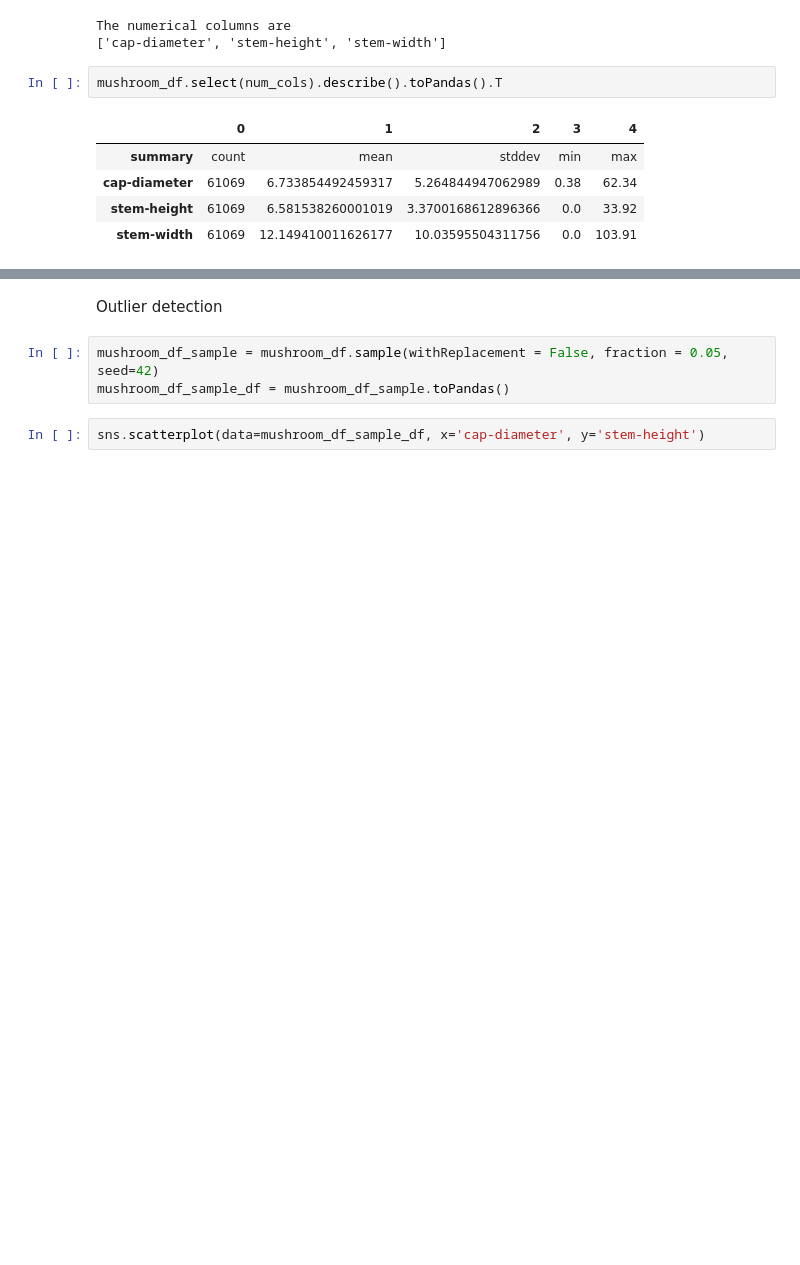
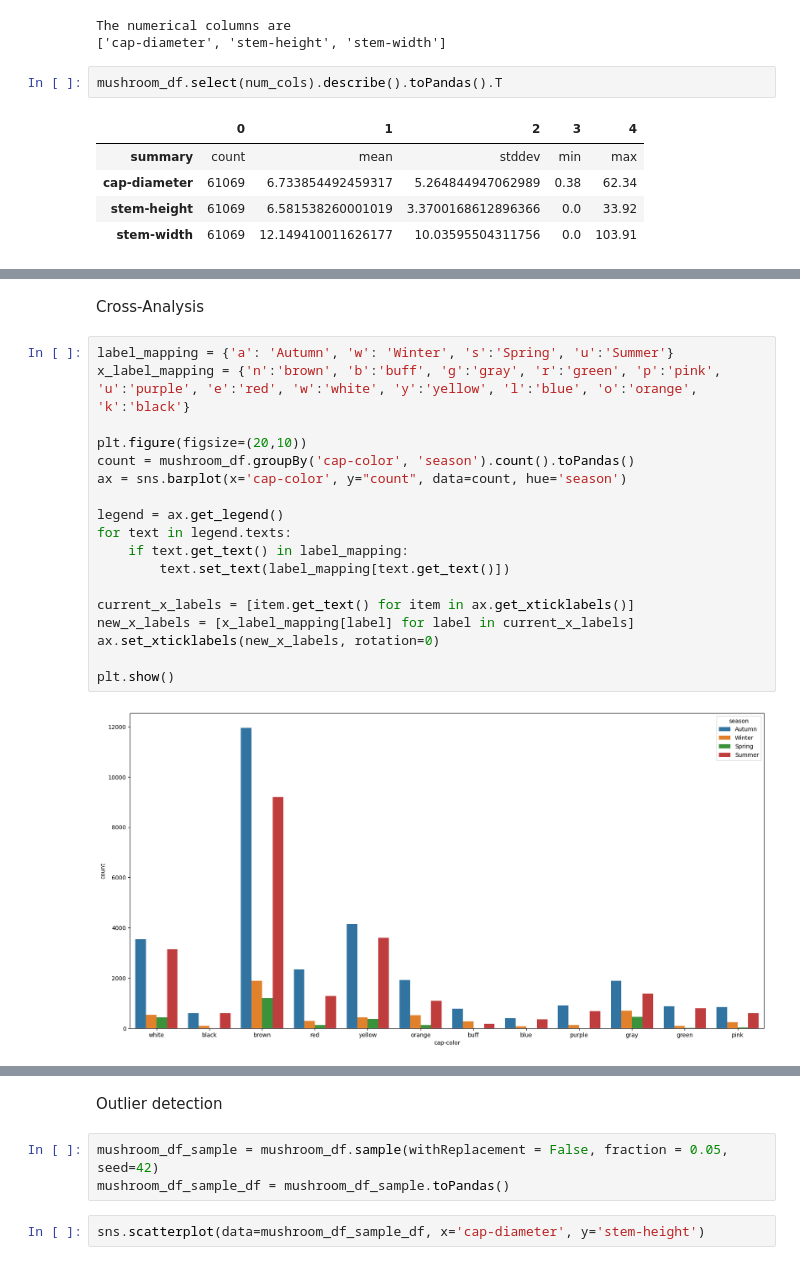
Before and after one commit to effepielle/ddam-2324, a Jupyter notebook: DDAM_Understanding.ipynb, the cells around one changed output, grey strips where cells are left out. Saved outputs shown, nothing was run; the diff lists cells and outputs as text; blank space fills up the shorter version.

```diff
--- a/DDAM_Understanding.ipynb
+++ b/DDAM_Understanding.ipynb
@@ -247,0 +247,22 @@ for col in num_cols:
+# %% [markdown]
+Cross-Analysis
+# %%
+label_mapping = {'a': 'Autumn', 'w': 'Winter', 's':'Spring', 'u':'Summer'}
+x_label_mapping = {'n':'brown', 'b':'buff', 'g':'gray', 'r':'green', 'p':'pink', 'u':'purple', 'e':'red', 'w':'white', 'y':'yellow', 'l':'blue', 'o':'orange', 'k':'black'}
+
+plt.figure(figsize=(20,10))
+count = mushroom_df.groupBy('cap-color', 'season').count().toPandas()
+ax = sns.barplot(x='cap-color', y="count", data=count, hue='season')
+
+legend = ax.get_legend()
+for text in legend.texts:
+    if text.get_text() in label_mapping:
+        text.set_text(label_mapping[text.get_text()])
+
+current_x_labels = [item.get_text() for item in ax.get_xticklabels()]
+new_x_labels = [x_label_mapping[label] for label in current_x_labels]
+ax.set_xticklabels(new_x_labels, rotation=0)
+
+plt.show()
+# %% [output]
+[figure, added]
```
Also changed, not shown: parts of 20 cells of this notebook.
